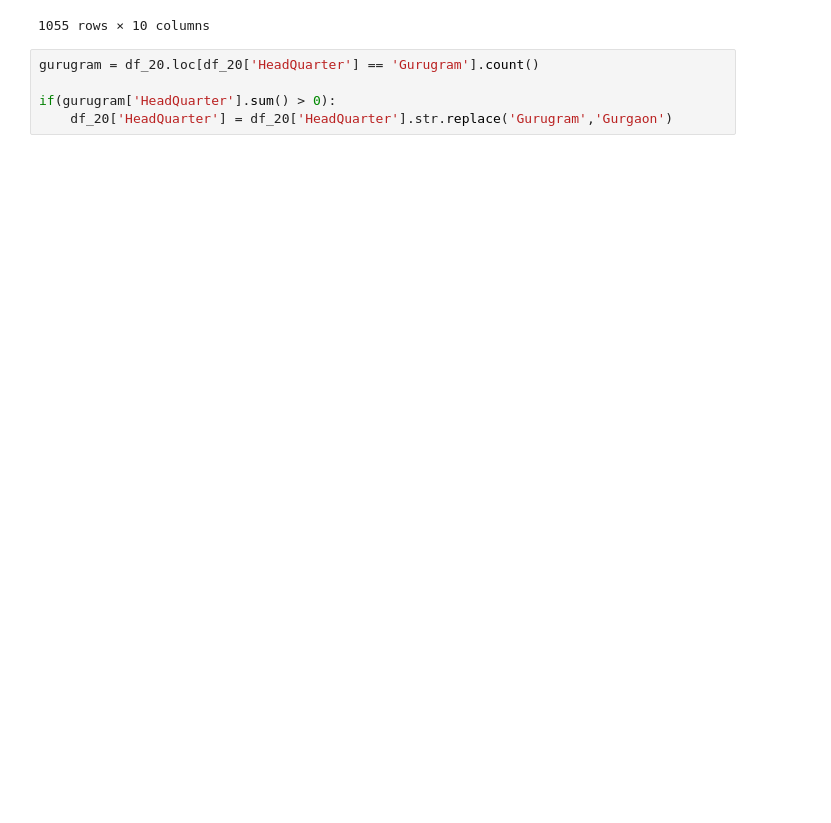
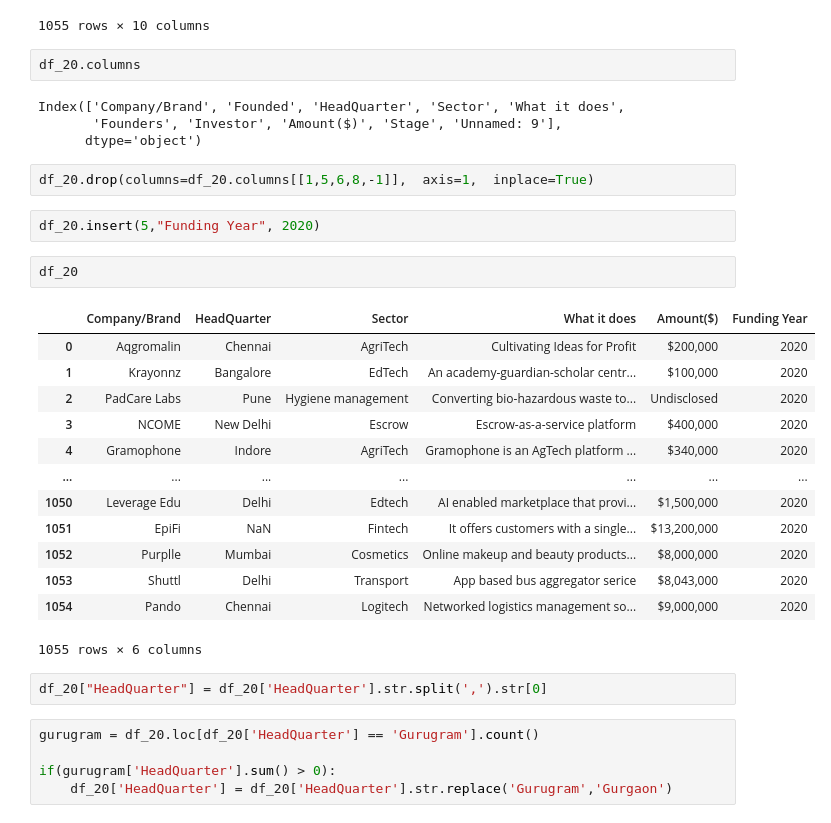
Before and after one commit to AlhassanLuqman/GROUP-ATHENS-LP1-Data_Analysis, a Jupyter notebook: Exploratory_Data_Analysis.ipynb, the cells around one changed output. Cells and saved outputs as stored; diff of their text form; blank space fills up the shorter version.

```diff
--- a/Exploratory_Data_Analysis.ipynb
+++ b/Exploratory_Data_Analysis.ipynb
@@ -189,6 +200,34 @@ df_20
 | 1053 | Shuttl | 2015 | Delhi | Transport | App based bus aggregator serice | Amit Singh, Deepanshu Malviya | SIG Global India Fund LLP. | $8,043,000 | Series C | ... |
 | 1054 | Pando | 2017 | Chennai | Logitech | Networked logistics management so... | Jayakrishnan, Abhijeet Manohar | Chiratae Ventures | $9,000,000 | Series A | ... |
 1055 rows × 10 columns
+# %%
+df_20.columns
+# %% [output]
+Index(['Company/Brand', 'Founded', 'HeadQuarter', 'Sector', 'What it does',
+       'Founders', 'Investor', 'Amount($)', 'Stage', 'Unnamed: 9'],
+      dtype='object')
+# %%
+df_20.drop(columns=df_20.columns[[1,5,6,8,-1]],  axis=1,  inplace=True)
+# %%
+df_20.insert(5,"Funding Year", 2020)
+# %%
+df_20
+# %% [output]
+|  | Company/Brand | HeadQuarter | Sector | What it does | Amount($) | Funding Year |
+| 0 | Aqgromalin | Chennai | AgriTech | Cultivating Ideas for Profit | $200,000 | 2020 |
+| 1 | Krayonnz | Bangalore | EdTech | An academy-guardian-scholar centr... | $100,000 | 2020 |
+| 2 | PadCare Labs | Pune | Hygiene management | Converting bio-hazardous waste to... | Undisclosed | 2020 |
+| 3 | NCOME | New Delhi | Escrow | Escrow-as-a-service platform | $400,000 | 2020 |
+| 4 | Gramophone | Indore | AgriTech | Gramophone is an AgTech platform ... | $340,000 | 2020 |
+| ... | ... | ... | ... | ... | ... | ... |
+| 1050 | Leverage Edu | Delhi | Edtech | AI enabled marketplace that provi... | $1,500,000 | 2020 |
+| 1051 | EpiFi | NaN | Fintech | It offers customers with a single... | $13,200,000 | 2020 |
+| 1052 | Purplle | Mumbai | Cosmetics | Online makeup and beauty products... | $8,000,000 | 2020 |
+| 1053 | Shuttl | Delhi | Transport | App based bus aggregator serice | $8,043,000 | 2020 |
+| 1054 | Pando | Chennai | Logitech | Networked logistics management so... | $9,000,000 | 2020 |
+1055 rows × 6 columns
+# %%
+df_20["HeadQuarter"] = df_20['HeadQuarter'].str.split(',').str[0]
 # %%
 gurugram = df_20.loc[df_20['HeadQuarter'] == 'Gurugram'].count()
 
```
Also changed, not shown: parts of 35 cells of this notebook, 4 other files.
